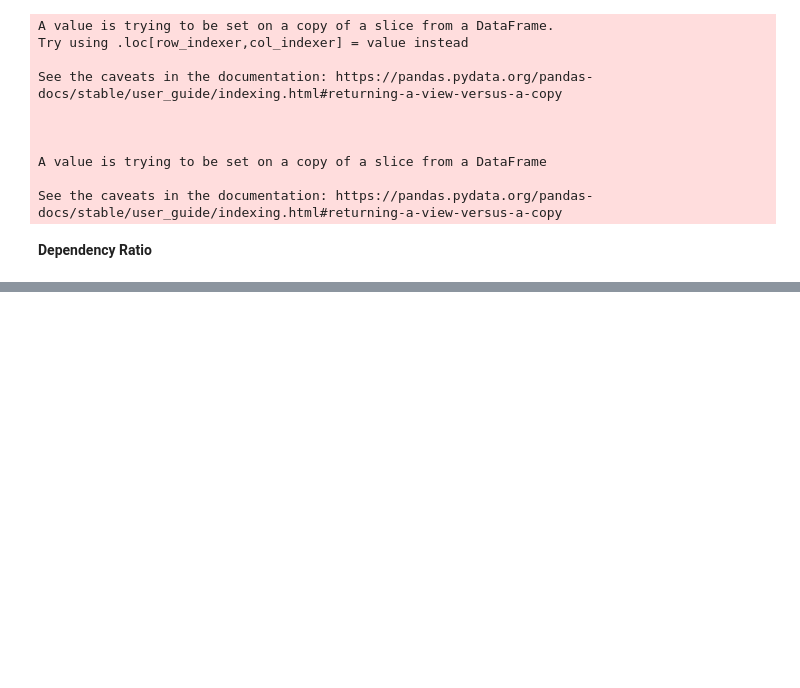
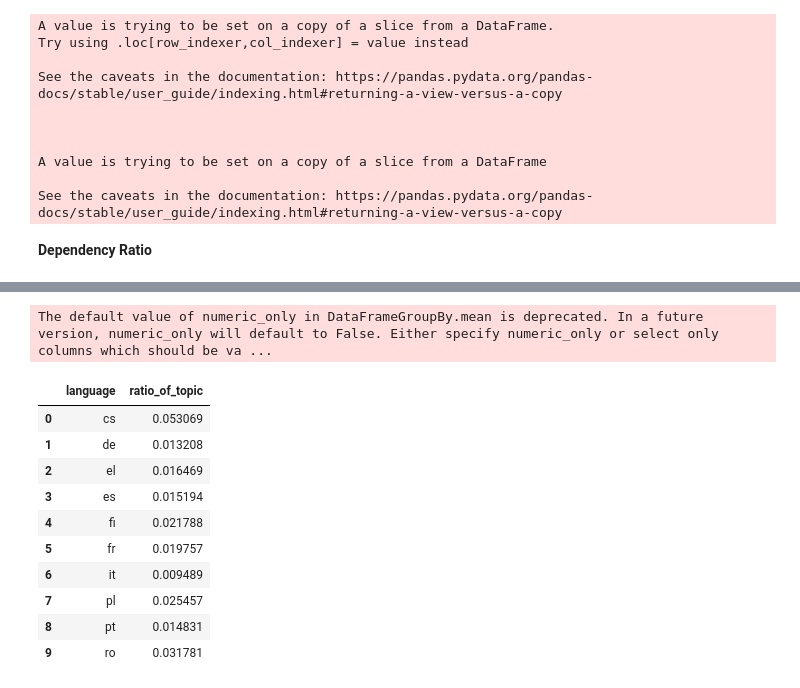
Before and after one commit to elyxlz/Ukraine-Twitter-Analysis, a Jupyter notebook: analysis.ipynb, the cells around one changed output, grey strips where cells are left out. Saved outputs shown, nothing was run; the diff lists cells and outputs as text; code cells hidden in the pictures; blank space fills up the shorter version.

```diff
--- a/analysis.ipynb
+++ b/analysis.ipynb
@@ -944 +960,17 @@ fig.write_html('./Plots/facet_plot.html')
+# %%
+meaned_ratio_per_topics_per_language = df_tweet_bytopic_bylanguage.query("topic == 86").groupby('language').mean().reset_index()[['language','ratio_of_topic']]
+meaned_ratio_per_topics_per_language
+# %% [output]
+The default value of numeric_only in DataFrameGroupBy.mean is deprecated. In a future version, numeric_only will default to False. Either specify numeric_only or select only columns which should be va ...
+|  | language | ratio_of_topic |
+| 0 | cs | 0.053069 |
+| 1 | de | 0.013208 |
+| 2 | el | 0.016469 |
+| 3 | es | 0.015194 |
+| 4 | fi | 0.021788 |
+| 5 | fr | 0.019757 |
+| 6 | it | 0.009489 |
+| 7 | pl | 0.025457 |
+| 8 | pt | 0.014831 |
+| 9 | ro | 0.031781 |
 # %%
```
Also changed, not shown: parts of 5 cells of this notebook, 1 other file.
